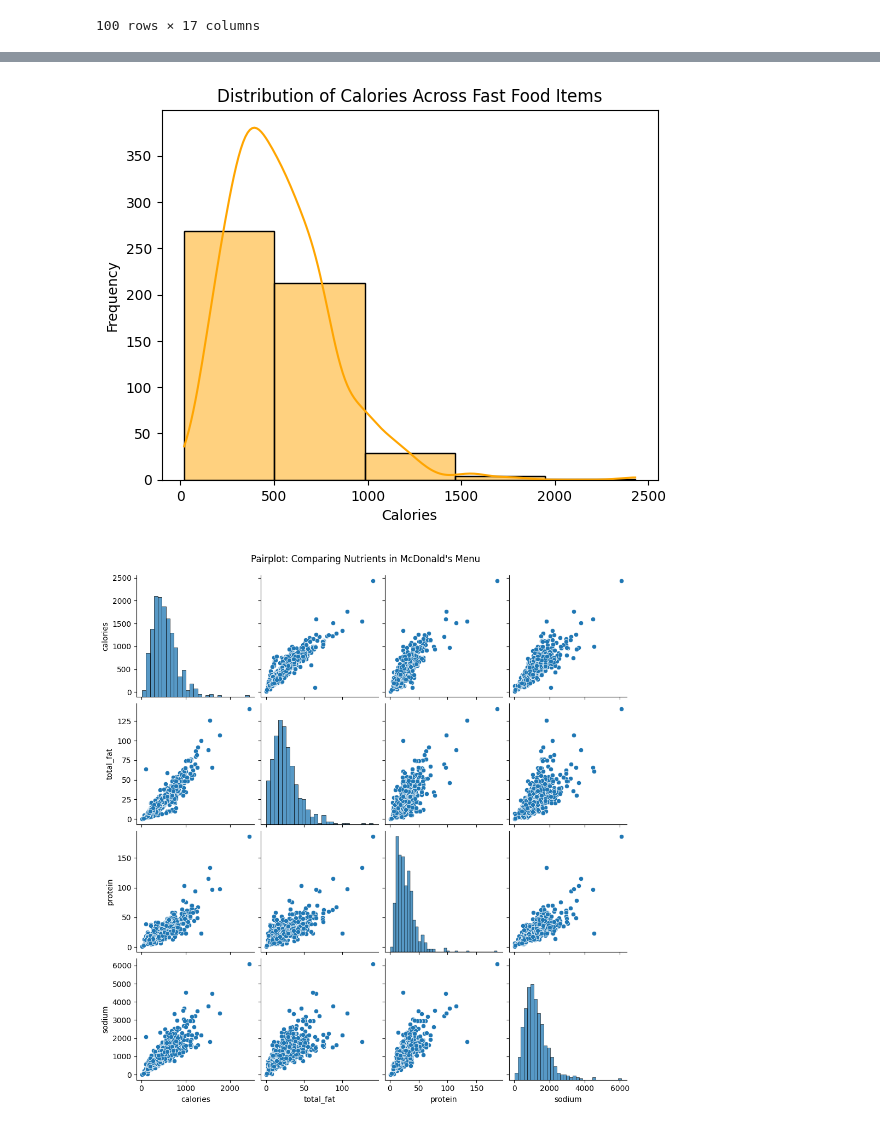
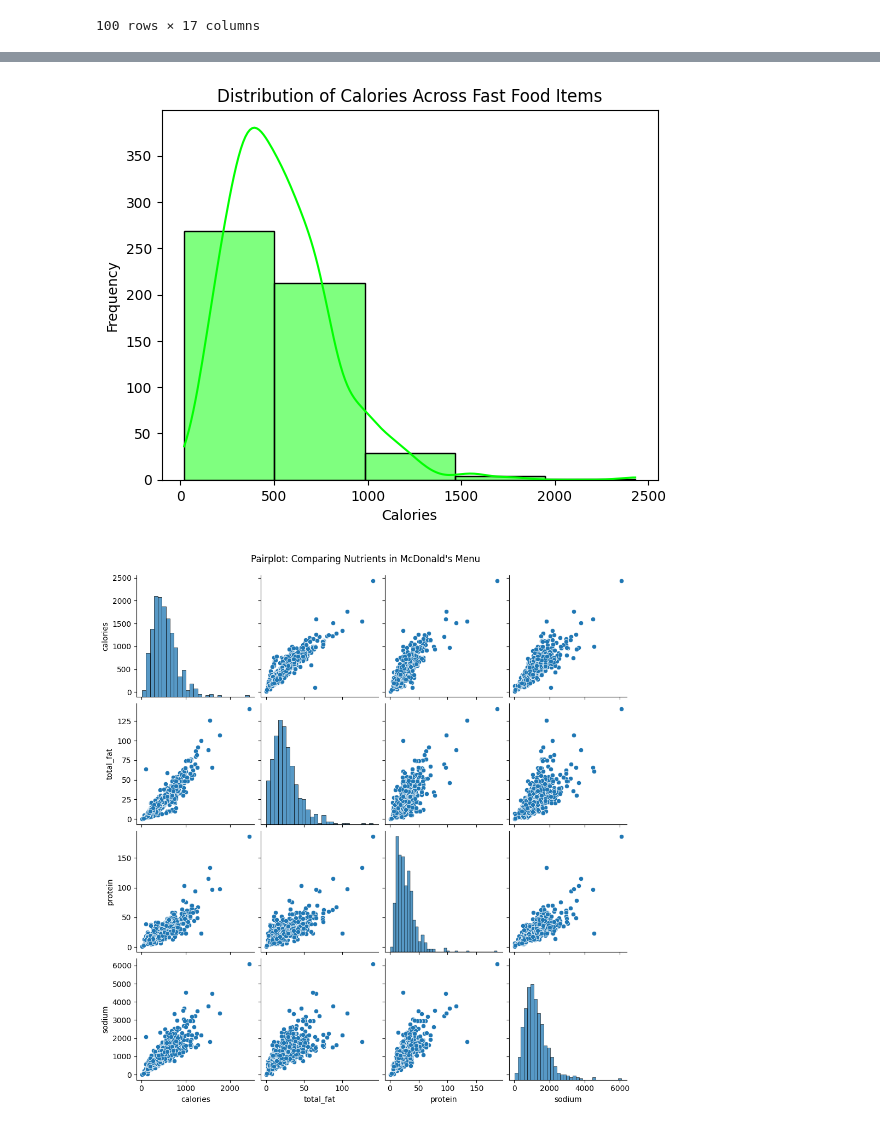
Before and after one commit to naxalatex/https---github.com-naxalatex-fastfood, a Jupyter notebook: fastfood.ipynb, the cells around one changed output, grey strips where cells are left out. Saved outputs shown, nothing was run; the diff lists cells and outputs as text; code cells hidden in the pictures.

```diff
--- a/fastfood.ipynb
+++ b/fastfood.ipynb
@@ -31,11 +36,12 @@ plt.show()
 # %%
-sns.histplot(df['calories'], bins=5, kde=True, color='orange', edgecolor='black')
+
+sns.histplot(df['calories'], bins=5, kde=True, color='lime', edgecolor='black')
 plt.title("Distribution of Calories Across Fast Food Items")
 plt.xlabel("Calories")
 plt.ylabel("Frequency")
 plt.show()
 # %% [output]
-[figure, old version]
+[figure, new version]
 # %%
 
 df = pd.read_csv("fastfood.csv")
```
Also changed, not shown: parts of 3 cells of this notebook, 1 other file.
